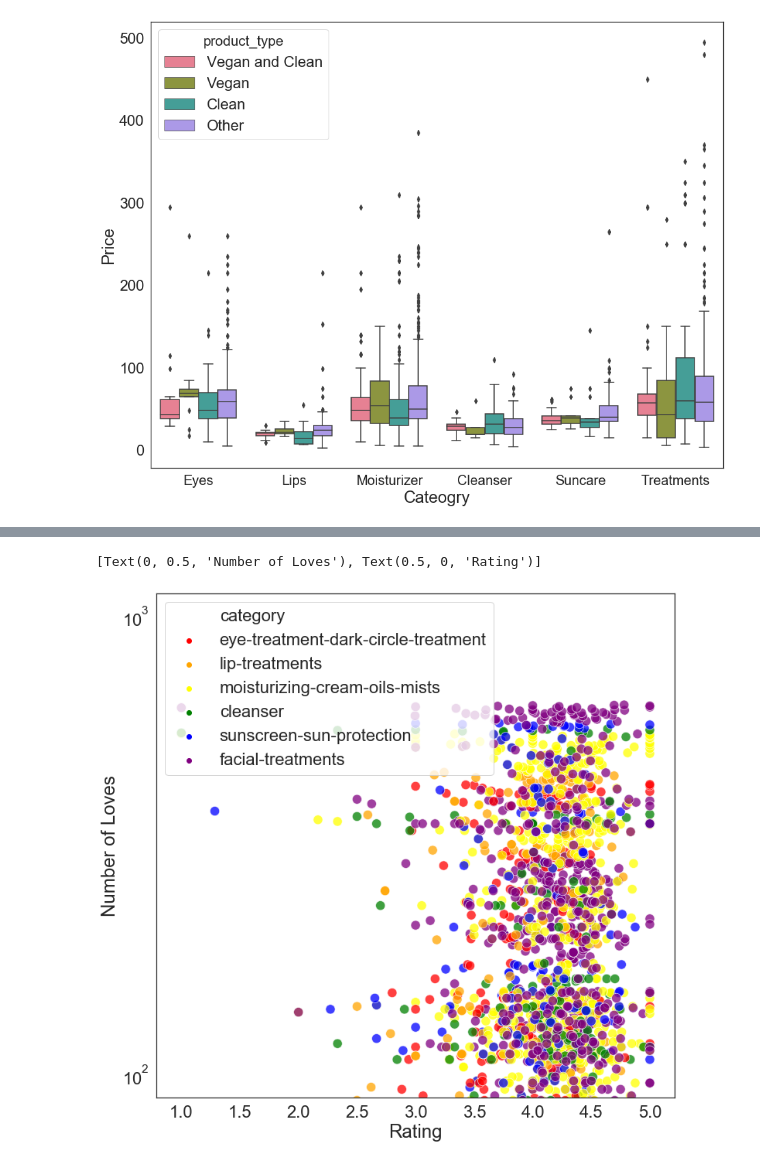
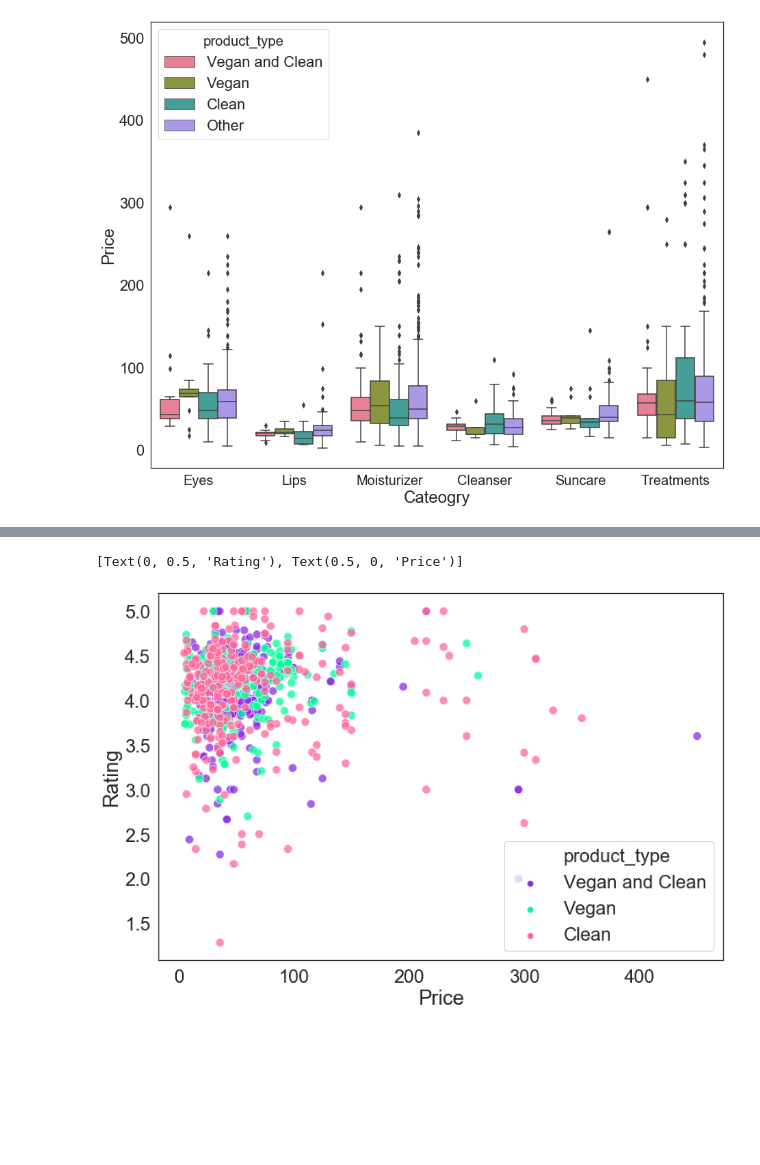
Before and after one commit to jessiewangxin/ScrapeSephora, a Jupyter notebook: Sephora Data Analysis.ipynb, the cells around one changed output, grey strips where cells are left out. Saved outputs shown, nothing was run; the diff lists cells and outputs as text; code cells hidden in the pictures; blank space fills up the shorter version.

```diff
--- a/Sephora Data Analysis.ipynb
+++ b/Sephora Data Analysis.ipynb
@@ -187,0 +127,5 @@ plt.show()
+# %%
+skincare_data['count']=1
+skincare_datasub = skincare_data[['category','product_type','count']]
+skincare_datasub=skincare_datasub.groupby(['category','product_type']).agg(sum)
+compare_cat= skincare_datasub
@@ -222,2 +284,4 @@ ax.set_xticklabels(labels, fontsize=20)
+# %%
+skincare_data_use = skincare_data[skincare_data['product_type']!="Other"]
 # %%
 #Scatter Plot # of Loves vs Rating - color represents product type
@@ -235,0 +299,25 @@ g.set(xlabel= "Rating", ylabel="Number of Loves")
+# %%
+import numpy as np
+import matplotlib.pyplot as plt
+from sklearn.linear_model import LinearRegression
+import statsmodels.api as sm
+
+from scipy import stats
+#Scatter Plot # of Loves vs Rating - color represents product type
+plt.figure(figsize=(12,8))
+sns.set(font_scale=2)
+sns.set_style(style="white")
+g = sns.scatterplot(x=skincare_data_use['num_love_scrub'], y=skincare_data_use['total_reviews'], \
+                    hue="product_type", data=skincare_data_use, s=100, alpha = 0.75, \
+                    palette=['#8A2BE2','#00ff99','#ff6699'], legend='full')
+
+g.set(xlabel= "Number of Loves", ylabel="Total Reviews")
+
+
+X=skincare_data_use[['num_love_scrub']]
+Y=skincare_data_use[['total_reviews']]
+linear_regressor = LinearRegression()  # create object for the class
+linear_regressor.fit(X, Y)  # perform linear regression
+Y_pred = linear_regressor.predict(X)
+plt.plot(X, Y_pred, color='red')
+plt.show()
@@ -236,17 +360,16 @@ g.set(xlabel= "Rating", ylabel="Number of Loves")
 # %%
-#Scatterplot of Number of Loves vs Ratings, color distinguishes product category
-plt.figure(figsize=(12,12))
+#Scatter Plot # of Loves vs Rating - color represents product type
+plt.figure(figsize=(12,8))
 sns.set(font_scale=2)
 sns.set_style(style="white")
+g = sns.scatterplot(x=skincare_data_use['price_scrub'], y=skincare_data_use['rating'], hue="product_type",
+              data=skincare_data_use, s=100, alpha = 0.75,
+                    palette=['#8A2BE2','#00ff99','#ff6699'], legend='full')
 
-import seaborn as sns
-g = sns.scatterplot(x=skincare_data['rating'], y=skincare_data['num_loves'], hue="category",
-              palette = ['red','orange','yellow','green','blue','purple'],data=skincare_data, s=150, alpha = 0.75)
-g.set(yscale="log")
-g.set(xlabel= "Rating", ylabel="Number of Loves")
+g.set(xlabel= "Price", ylabel="Rating")
 # %% [output]
-[Text(0, 0.5, 'Number of Loves'), Text(0.5, 0, 'Rating')]
+[Text(0, 0.5, 'Rating'), Text(0.5, 0, 'Price')]
-[figure, old version]
+[figure, new version]
 # %%
 #Average Rating for all products separated by product type
 skincare_datasub = skincare_data[['product_type','rating']]
```
Also changed, not shown: parts of 36 cells of this notebook, 1 other file.
